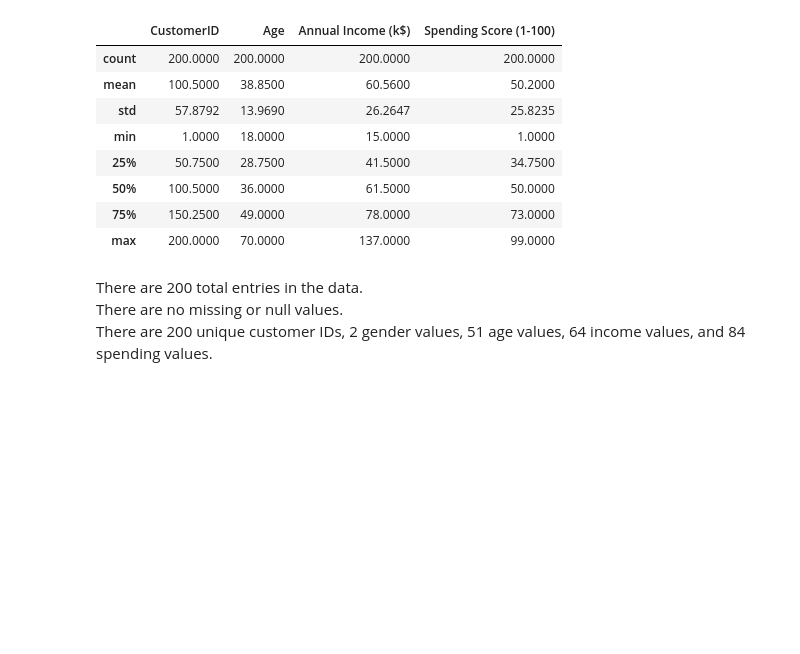
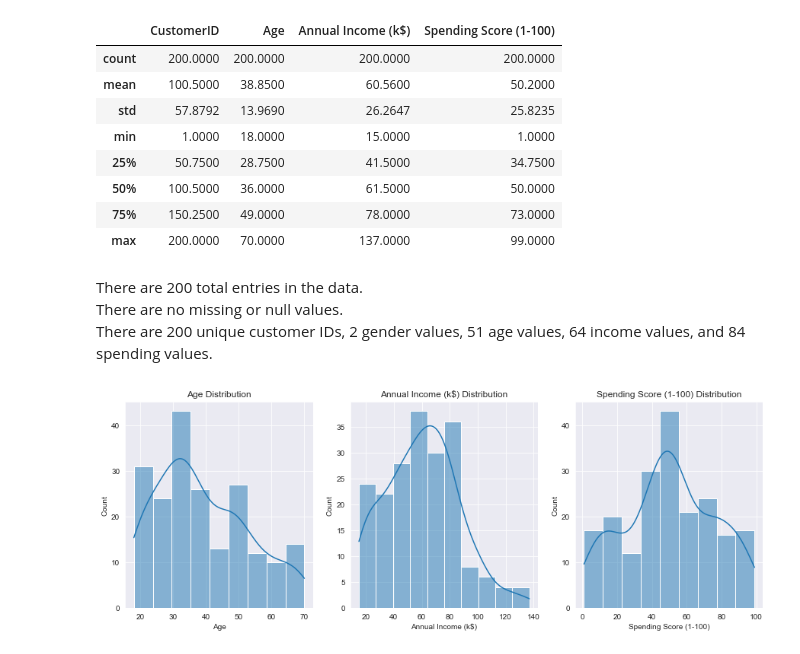
Before and after one commit to BryanSmith00/Spring-2022-Classes, a Jupyter notebook: COSC 3337 Data Science I/homework/hw3/smith_bryan_1861137_hw3.ipynb, the cells around one changed output. Drawn from its saved outputs; the diff is of its cells as text; code cells hidden in the pictures; blank space fills up the shorter version.

Commit message:
Finished data science hw3

```diff
--- a/COSC 3337 Data Science I/homework/hw3/smith_bryan_1861137_hw3.ipynb
+++ b/COSC 3337 Data Science I/homework/hw3/smith_bryan_1861137_hw3.ipynb
@@ -60,3 +60,18 @@ customers.describe()
 There are 200 total entries in the data.<br>
 There are no missing or null values.<br>
 There are 200 unique customer IDs, 2 gender values, 51 age values, 64 income values, and 84 spending values.
+# %%
+fig, axes = plt.subplots(nrows=1, ncols=3, figsize=(15, 5))
+
+sns.histplot(data=customers, x="Age", kde=True, ax=axes[0])
+axes[0].set_title('Age Distribution')
+
+sns.histplot(data=customers, x="Annual Income (k$)", kde=True, ax=axes[1])
+axes[1].set_title('Annual Income (k$) Distribution')
+
+sns.histplot(data=customers, x="Spending Score (1-100)", kde=True, ax=axes[2])
+axes[2].set_title('Spending Score (1-100) Distribution')
+
+plt.show()
+# %% [output]
+[figure, added]
```
Also changed, not shown: parts of 23 cells of this notebook, 4 other files.
